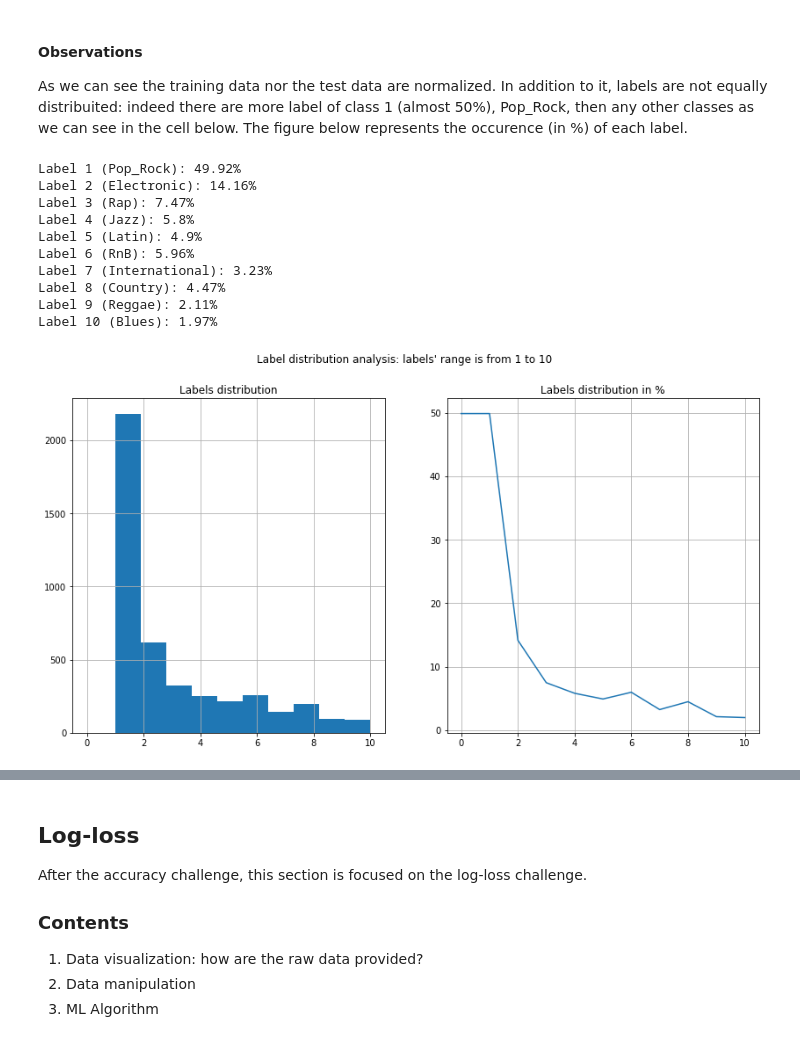
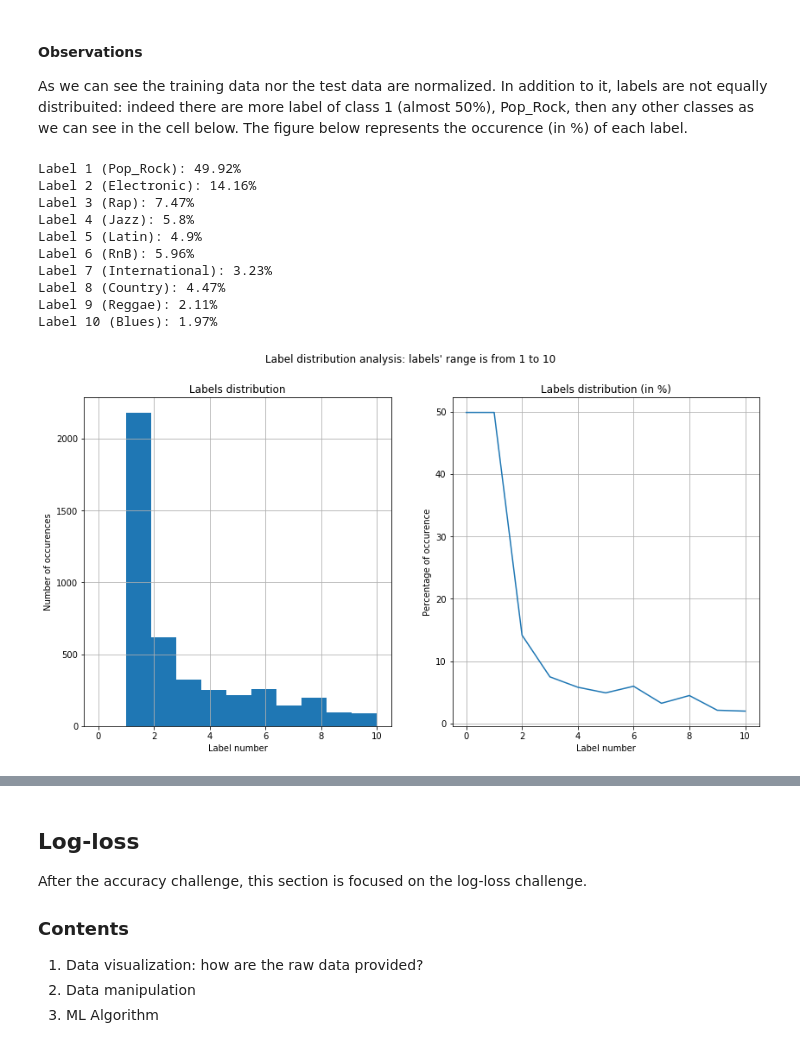
Before and after one commit to FedeMITIC/data-analysis-project, a Jupyter notebook: MLBP2018 Project Report [WIP].ipynb, the cells around one changed output, grey strips where cells are left out. Saved outputs shown, nothing was run; the diff lists cells and outputs as text; code cells hidden in the pictures.

```diff
--- a/MLBP2018 Project Report [WIP].ipynb
+++ b/MLBP2018 Project Report [WIP].ipynb
@@ -73,19 +68,19 @@ This notebooks starts with the accuracy challenge
 # %%
-# Visualizes the training_data
+## Visualizes the training_data
 plt.plot(train_data_accuracy)
 plt.title('Train data distribution')
 plt.show()
-mean = np.mean(train_data_accuracy, axis=0)
-std = np.std(train_data_accuracy, axis=0)
-for i in range(len(mean)):
-    print(f'{i}: the mean of the row is {mean[i]}, the variance is {std[i]}')
-# Visualizes the test_data
+# mean = np.mean(train_data_accuracy, axis=0)
+# std = np.std(train_data_accuracy, axis=0)
+# for i in range(len(mean)):
+#     print(f'{i}: the mean of the row is {mean[i]}, the variance is {std[i]}')
+## Visualizes the test_data
 plt.plot(test_data_accuracy)
 plt.title('Test data distribution')
 plt.show()
-mean = np.mean(test_data_accuracy, axis=0)
-std = np.std(test_data_accuracy, axis=0)
-for i in range(len(mean)):
-    print(f'{i}: the mean of the row is {mean[i]}, the variance is {std[i]}')
+# mean = np.mean(test_data_accuracy, axis=0)
+# std = np.std(test_data_accuracy, axis=0)
+# for i in range(len(mean)):
+#     print(f'{i}: the mean of the row is {mean[i]}, the variance is {std[i]}')
 # %% [output]
 [figure]
@@ -128,40 +89,46 @@ for i in range(len(mean)):
 #### Observations
 As we can see the training data nor the test data are normalized. In addition to it, labels are not equally distribuited: indeed there are more label of class 1 (almost 50%), Pop_Rock, then any other classes as we can see in the cell below. The figure below represents the occurence (in %) of each label.
 # %%
-# Visualizes the labels
+## Visualizes the labels
+## Store the music genres that will be printed out
 class_names = ['Pop_Rock', 'Electronic', 'Rap', 'Jazz', 'Latin', 'RnB', 'International', 'Country', 'Reggae', 'Blues']
-# Since labels start by 1, in the first position of the data array, I inserted again the value of the first label, to obtain a decent plot
 data = np.empty((11, 2))
 for i in range(1, 11, 1):
     print(f'Label {i} ({class_names[i - 1]}): {round((len(np.where(train_labels_accuracy == i)[0]) / len(train_labels_accuracy)) * 100, 2)}%')
+    ## Since arrays are 0-indexed but the first label is 1, initialize the first position of the array using the first label (1)
+    ## This is just to create a nice plot, does not have any effect on the algorithm.
     data[0, 0] = 0
     data[0, 1] = round((len(np.where(train_labels_accuracy == 1)[0]) / len(train_labels_accuracy)) * 100, 2)
     data[i, 0] = i
     data[i, 1] = round((len(np.where(train_labels_accuracy == i)[0]) / len(train_labels_accuracy)) * 100, 2)
 
 fig, axs = plt.subplots(nrows=1, ncols=2, sharex=True, figsize=(14, 7))
 ax = axs[0]
 ax.hist(train_labels_accuracy)
 ax.set_title('Labels distribution')
+ax.set_xlabel('Label number')
+ax.set_ylabel('Number of occurences')
 ax.grid(True)
 
 ax = axs[1]
 ax.plot(data[:, 1])
-ax.set_title('Labels distribution in %')
+ax.set_title('Labels distribution (in %)')
+ax.set_xlabel('Label number')
+ax.set_ylabel('Percentage of occurence')
 ax.grid(True)
 
 
 fig.suptitle('Label distribution analysis: labels\' range is from 1 to 10')
 plt.show()
 # %% [output]
 Label 1 (Pop_Rock): 49.92%
 Label 2 (Electronic): 14.16%
 Label 3 (Rap): 7.47%
 Label 4 (Jazz): 5.8%
 Label 5 (Latin): 4.9%
 Label 6 (RnB): 5.96%
 Label 7 (International): 3.23%
 Label 8 (Country): 4.47%
 Label 9 (Reggae): 2.11%
 Label 10 (Blues): 1.97%
-[figure, old version]
+[figure, new version]
```
Also changed, not shown: parts of 44 cells of this notebook.
